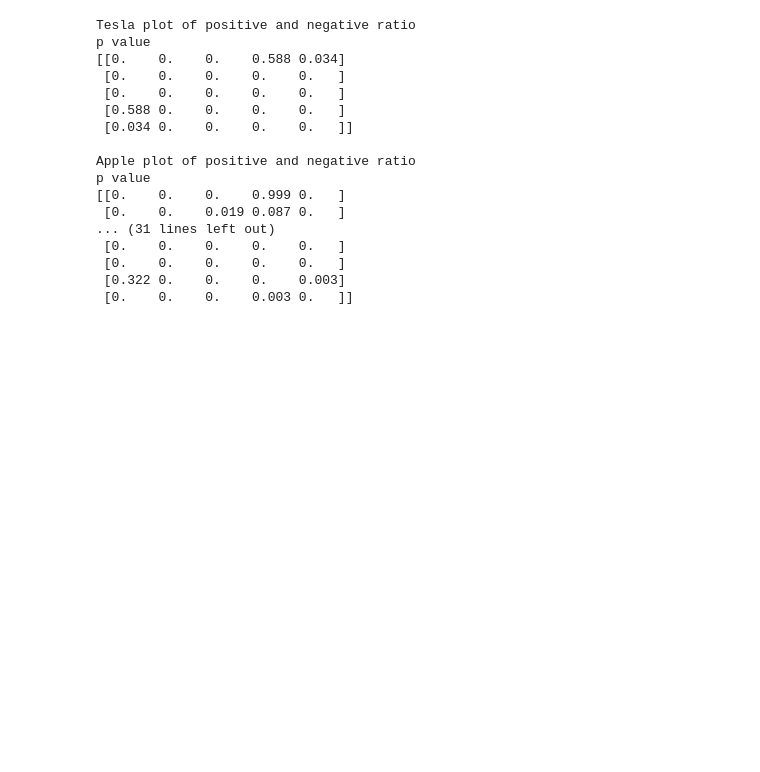
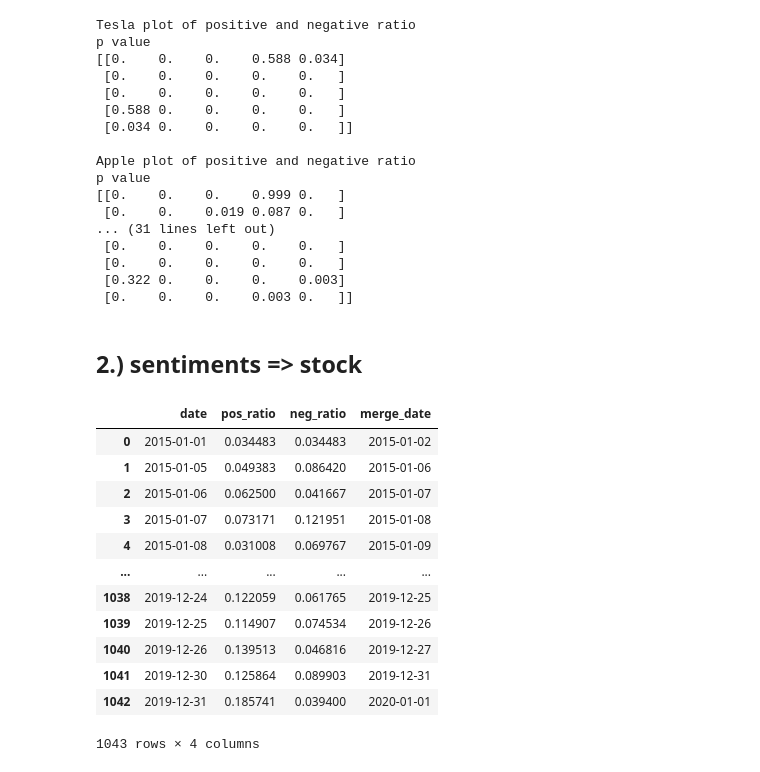
Before and after one commit to homolyapanni/MSc_thesis, a Jupyter notebook: Spearman_correlation.ipynb, the cells around one changed output. Drawn from its saved outputs; the diff is of its cells as text; code cells hidden in the pictures; blank space fills up the shorter version.

```diff
--- a/Spearman_correlation.ipynb
+++ b/Spearman_correlation.ipynb
@@ -507,3 +509,5 @@ p value
  [0.    0.    0.    0.    0.   ]
  [0.322 0.    0.    0.    0.003]
  [0.    0.    0.    0.003 0.   ]]
+# %% [markdown]
+## 2.) sentiments => stock
@@ -509,0 +520,16 @@ p value
+# %%
+merge_sent_df_list[0]
+# %% [output]
+|  | date | pos_ratio | neg_ratio | merge_date |
+| 0 | 2015-01-01 | 0.034483 | 0.034483 | 2015-01-02 |
+| 1 | 2015-01-05 | 0.049383 | 0.086420 | 2015-01-06 |
+| 2 | 2015-01-06 | 0.062500 | 0.041667 | 2015-01-07 |
+| 3 | 2015-01-07 | 0.073171 | 0.121951 | 2015-01-08 |
+| 4 | 2015-01-08 | 0.031008 | 0.069767 | 2015-01-09 |
+| ... | ... | ... | ... | ... |
+| 1038 | 2019-12-24 | 0.122059 | 0.061765 | 2019-12-25 |
+| 1039 | 2019-12-25 | 0.114907 | 0.074534 | 2019-12-26 |
+| 1040 | 2019-12-26 | 0.139513 | 0.046816 | 2019-12-27 |
+| 1041 | 2019-12-30 | 0.125864 | 0.089903 | 2019-12-31 |
+| 1042 | 2019-12-31 | 0.185741 | 0.039400 | 2020-01-01 |
+1043 rows × 4 columns
```
Also changed, not shown: parts of 11 cells of this notebook.
